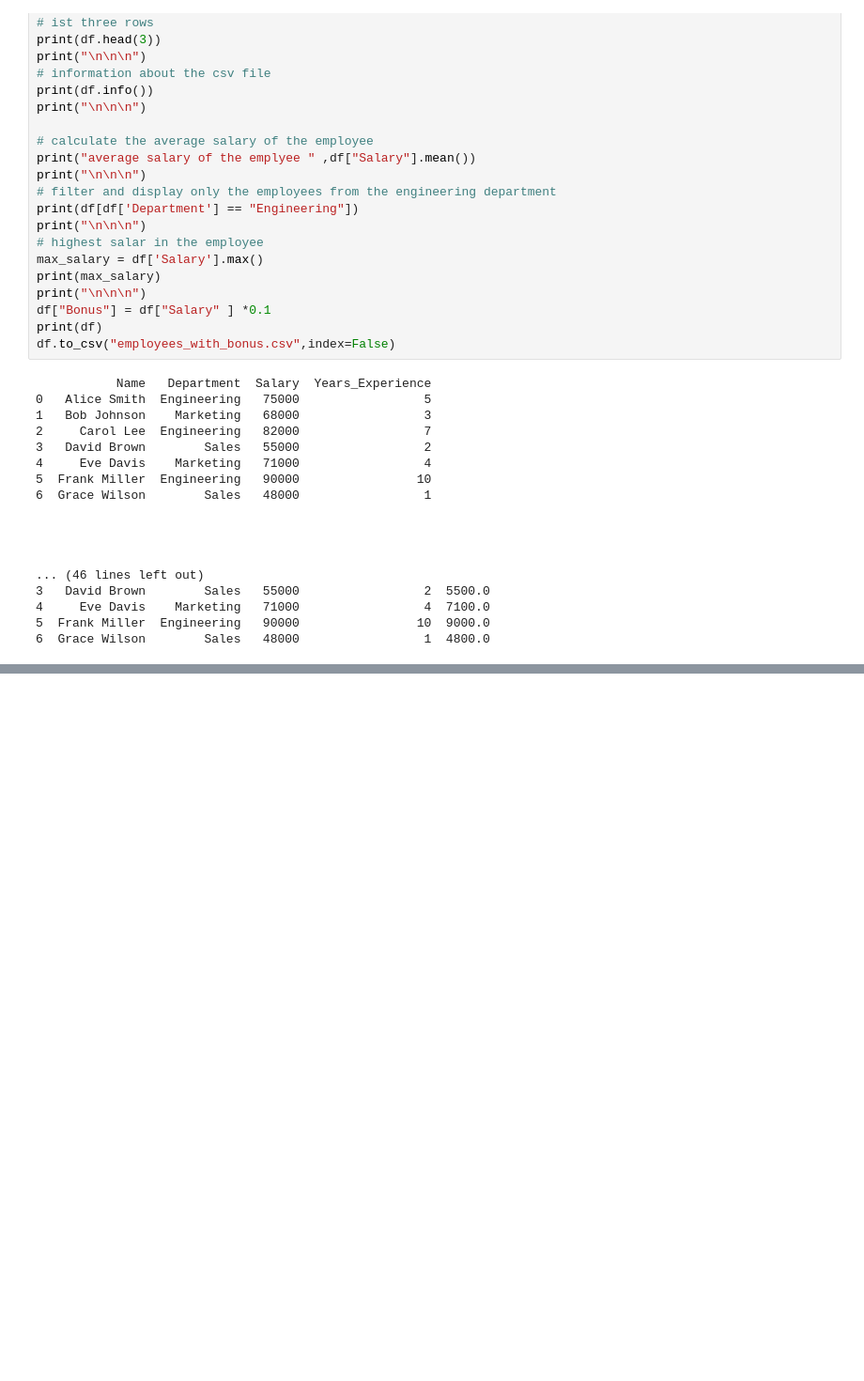
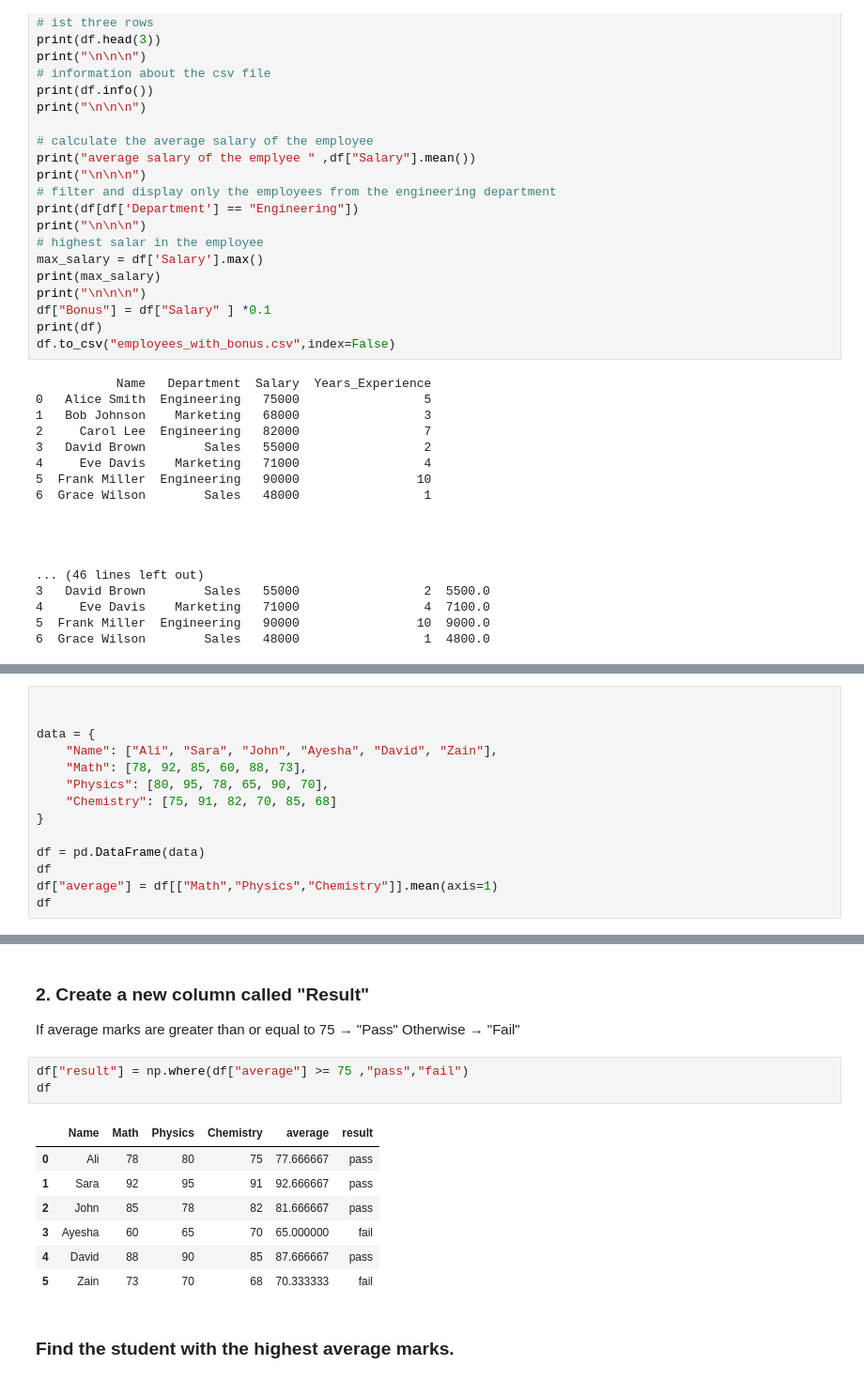
Before and after one commit to Engr-Jawad/pandas_laibrary, a Jupyter notebook: problem2.ipynb, the cells around one changed output, grey strips where cells are left out. Shown at 94% size. Cells and saved outputs as stored; diff of their text form; blank space fills up the shorter version.

Commit message:
student performance analysis

```diff
--- a/problem2.ipynb
+++ b/problem2.ipynb
@@ -79,0 +87,14 @@ df.to_csv("employees_with_bonus.csv",index=False)
+# %%
+
+
+data = {
+    "Name": ["Ali", "Sara", "John", "Ayesha", "David", "Zain"],
+    "Math": [78, 92, 85, 60, 88, 73],
+    "Physics": [80, 95, 78, 65, 90, 70],
+    "Chemistry": [75, 91, 82, 70, 85, 68]
+}
+
+df = pd.DataFrame(data)
+df
+df["average"] = df[["Math","Physics","Chemistry"]].mean(axis=1)
+df
@@ -79,0 +109,18 @@ df.to_csv("employees_with_bonus.csv",index=False)
+# %% [markdown]
+### 2. Create a new column called "Result"
+
+If average marks are greater than or equal to 75 → "Pass"
+Otherwise → "Fail"
+# %%
+df["result"] = np.where(df["average"] >= 75 ,"pass","fail")
+df
+# %% [output]
+|  | Name | Math | Physics | Chemistry | average | result |
+| 0 | Ali | 78 | 80 | 75 | 77.666667 | pass |
+| 1 | Sara | 92 | 95 | 91 | 92.666667 | pass |
+| 2 | John | 85 | 78 | 82 | 81.666667 | pass |
+| 3 | Ayesha | 60 | 65 | 70 | 65.000000 | fail |
+| 4 | David | 88 | 90 | 85 | 87.666667 | pass |
+| 5 | Zain | 73 | 70 | 68 | 70.333333 | fail |
+# %% [markdown]
+### Find the student with the highest average marks.
```
Also changed, not shown: parts of 5 cells of this notebook, 2 other files.
